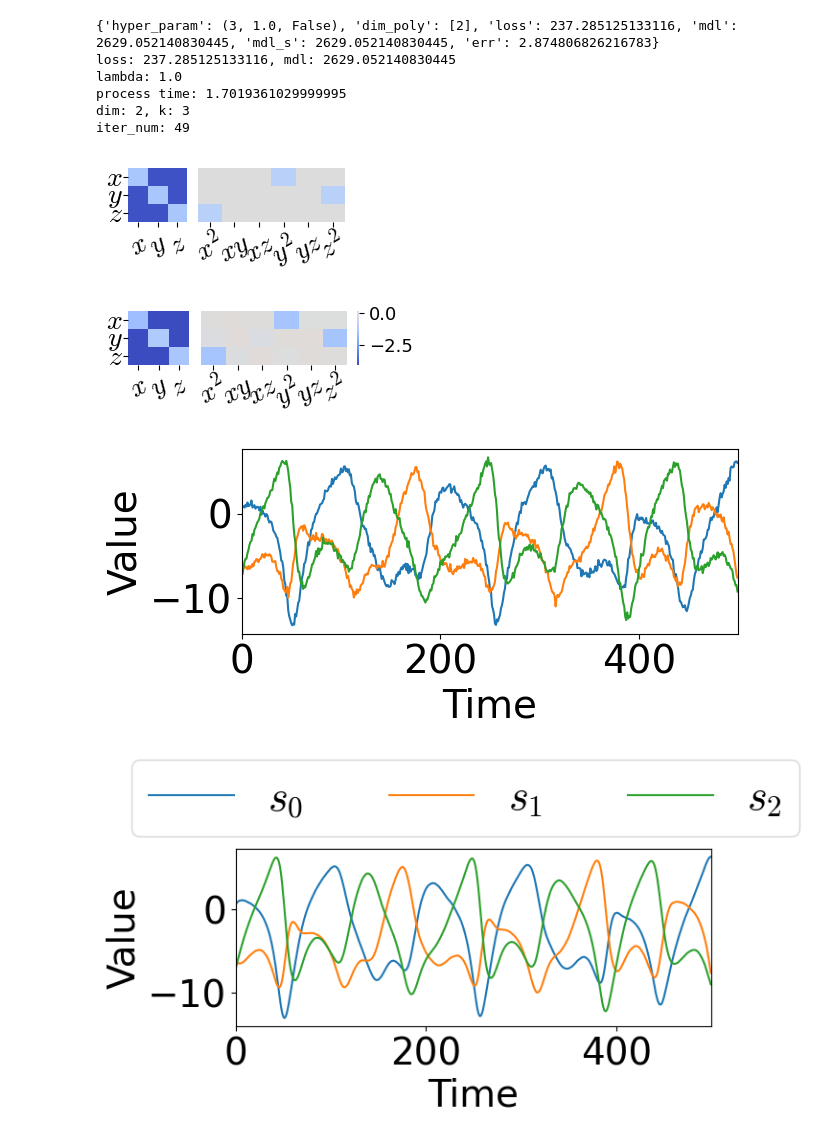
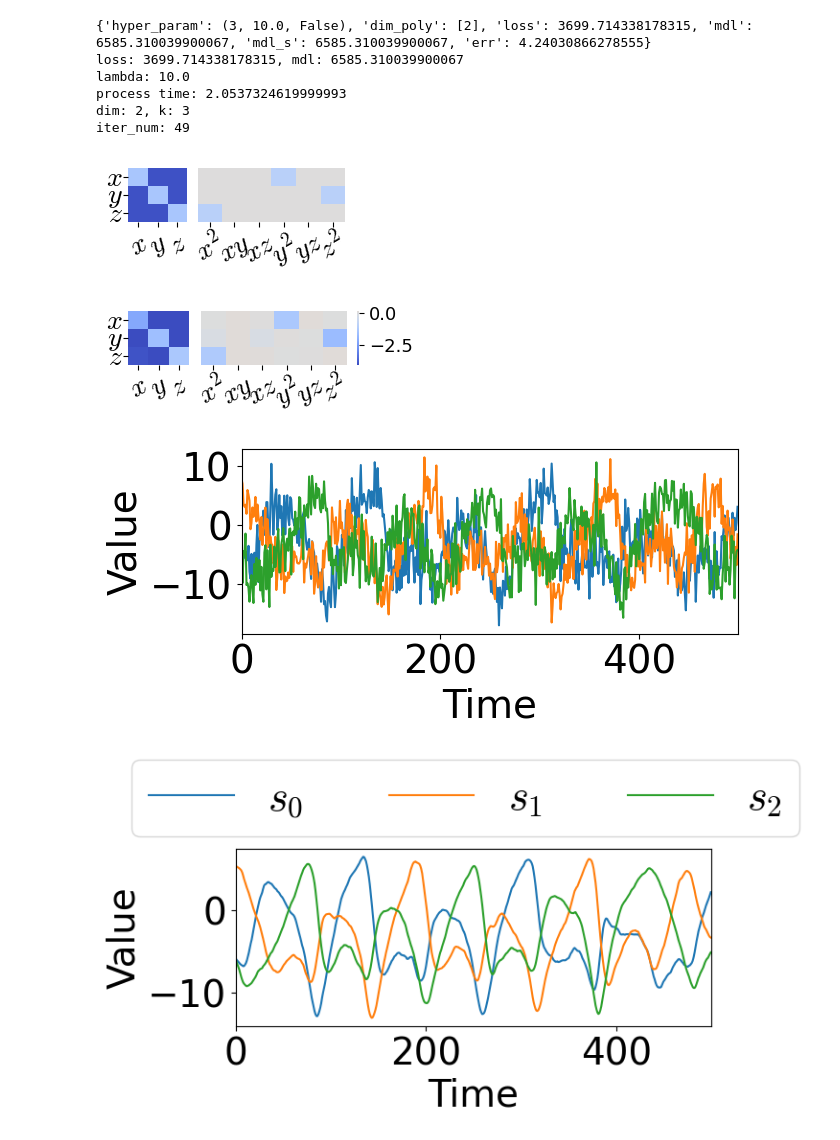
Before and after one commit to renfujiwara/LaNoLem, a Jupyter notebook: Demo.ipynb, the cells around one changed output. Drawn from its saved outputs; the diff is of its cells as text; code cells hidden in the pictures.

```diff
--- a/Demo.ipynb
+++ b/Demo.ipynb
@@ -1,26 +1,26 @@
 # %%
 from src import LaNoLem, plot_result
 from src.Dysts_dataset import Data
 import matplotlib.pyplot as plt
 %matplotlib inline
 
 Dataset = Data()
 data_name='Halvorsen'
-data = Dataset.make_each_data(data_name, noise_list=[0.05], seed_list=[42])[0.05][42]
+data = Dataset.make_each_data(data_name, noise_list=[0.5], seed_list=[19])[0.5][19]
 setting = Dataset.make_setting(data_name)
 model = LaNoLem(verbose=True, print_log=True)
 model.random_state = 42
 model = model.fit(data,fit_type='Robust', max_iter=50)
 plot_result(model, data, setting, fsize=3.3)
 plt.show()
 # %% [output]
-{'hyper_param': (3, 1.0, False), 'dim_poly': [2], 'loss': 237.285125133116, 'mdl': 2629.052140830445, 'mdl_s': 2629.052140830445, 'err': 2.874806826216783}
-loss: 237.285125133116, mdl: 2629.052140830445
-lambda: 1.0
-process time: 1.7019361029999995
+{'hyper_param': (3, 10.0, False), 'dim_poly': [2], 'loss': 3699.714338178315, 'mdl': 6585.310039900067, 'mdl_s': 6585.310039900067, 'err': 4.24030866278555}
+loss: 3699.714338178315, mdl: 6585.310039900067
+lambda: 10.0
+process time: 2.0537324619999993
 dim: 2, k: 3
 iter_num: 49
 [figure]
 [figure]
-[figure, old version]
+[figure, new version]
-[figure, old version]
+[figure, new version]
```
Also changed, not shown: parts of 2 cells of this notebook, 10 other files.
